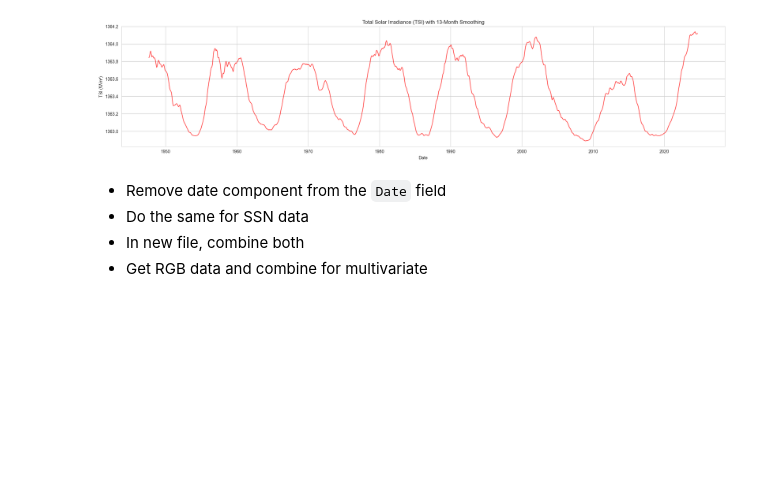
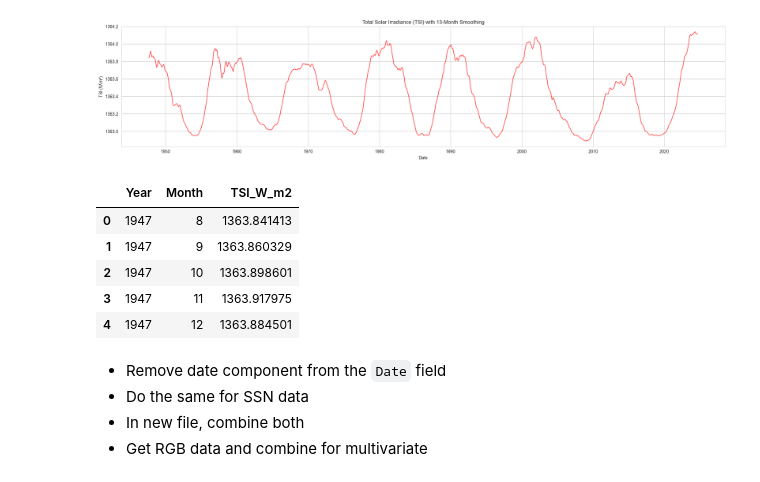
Before and after one commit to surtecha/Solar-Data-Analysis, a Jupyter notebook: TSI-Analysis.ipynb, the cells around one changed output. Cells and saved outputs as stored; diff of their text form; code cells hidden in the pictures; blank space fills up the shorter version.

````diff
--- a/TSI-Analysis.ipynb
+++ b/TSI-Analysis.ipynb
@@ -97,3 +95,19 @@ plt.show()
+# %%
+tsi_13_month_smooth['Year'] = tsi_13_month_smooth.index.year
+tsi_13_month_smooth['Month'] = tsi_13_month_smooth.index.month
+
+# Export the data to a CSV file
+tsi_year_month = tsi_13_month_smooth[['Year', 'Month', 'TSI_W_m2']].copy()
+tsi_year_month = tsi_year_month.reset_index(drop=True)
+tsi_year_month.to_csv('tsi_13_month_smoothed.csv', index=False)
+tsi_year_month.head()
+# %% [output]
+|  | Year | Month | TSI_W_m2 |
+| 0 | 1947 | 8 | 1363.841413 |
+| 1 | 1947 | 9 | 1363.860329 |
+| 2 | 1947 | 10 | 1363.898601 |
+| 3 | 1947 | 11 | 1363.917975 |
+| 4 | 1947 | 12 | 1363.884501 |
 # %% [markdown]
 - Remove date component from the ```Date``` field
 - Do the same for SSN data
````
Also changed, not shown: parts of 1 cell of this notebook, 3 other files.
